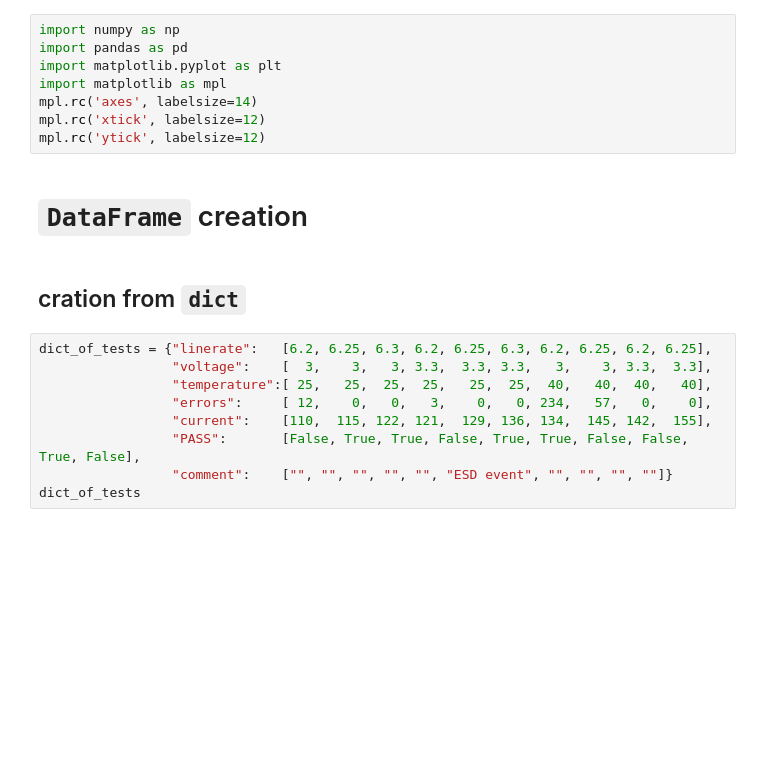
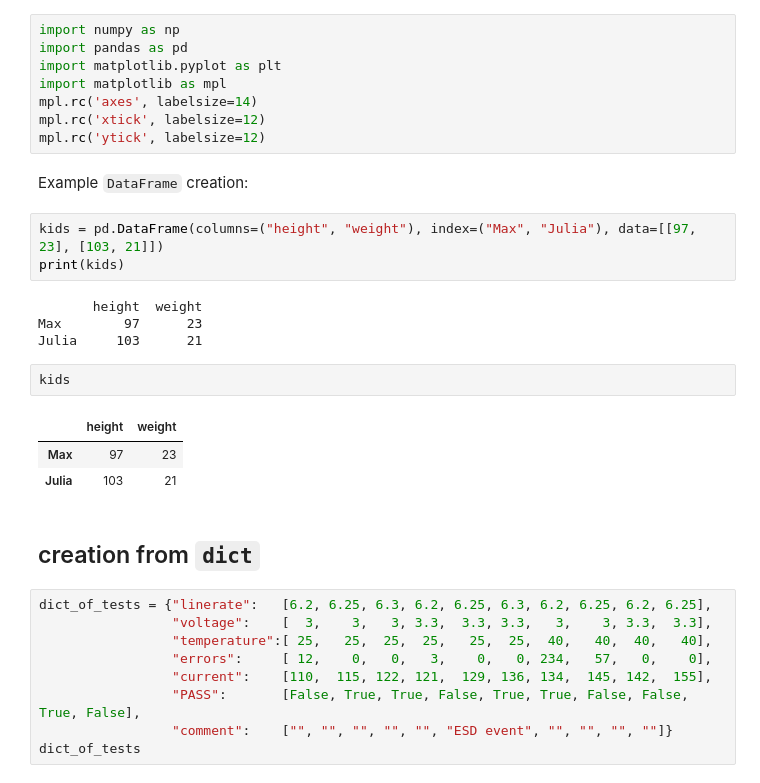
Before and after one commit to munich-ml/MLPy2021, a Jupyter notebook: 14_Pandas.ipynb, the cells around one changed output. Saved outputs shown, nothing was run; the diff lists cells and outputs as text; blank space fills up the shorter version.

Commit message:
DataFrame creation

```diff
--- a/14_Pandas.ipynb
+++ b/14_Pandas.ipynb
@@ -15,9 +15,22 @@ mpl.rc('axes', labelsize=14)
 mpl.rc('xtick', labelsize=12)
 mpl.rc('ytick', labelsize=12)
 # %% [markdown]
-# `DataFrame` creation
+Example ``DataFrame`` creation:
+# %%
+kids = pd.DataFrame(columns=("height", "weight"), index=("Max", "Julia"), data=[[97, 23], [103, 21]])
+print(kids)
+# %% [output]
+       height  weight
+Max        97      23
+Julia     103      21
+# %%
+kids
+# %% [output]
+|  | height | weight |
+| Max | 97 | 23 |
+| Julia | 103 | 21 |
 # %% [markdown]
-## cration from `dict`
+## creation from `dict`
 # %%
 dict_of_tests = {"linerate":   [6.2, 6.25, 6.3, 6.2, 6.25, 6.3, 6.2, 6.25, 6.2, 6.25],
                  "voltage":    [  3,    3,   3, 3.3,  3.3, 3.3,   3,    3, 3.3,  3.3],
```
Also changed, not shown: parts of 5 cells of this notebook.
